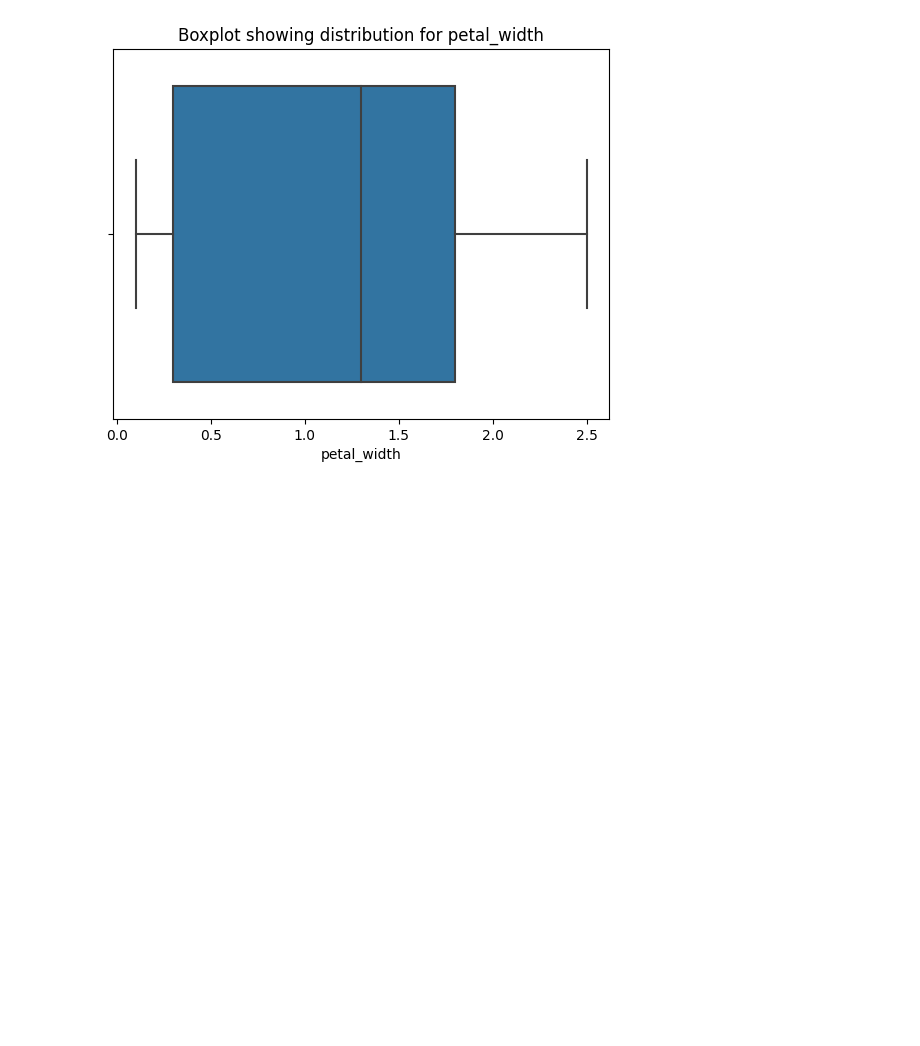
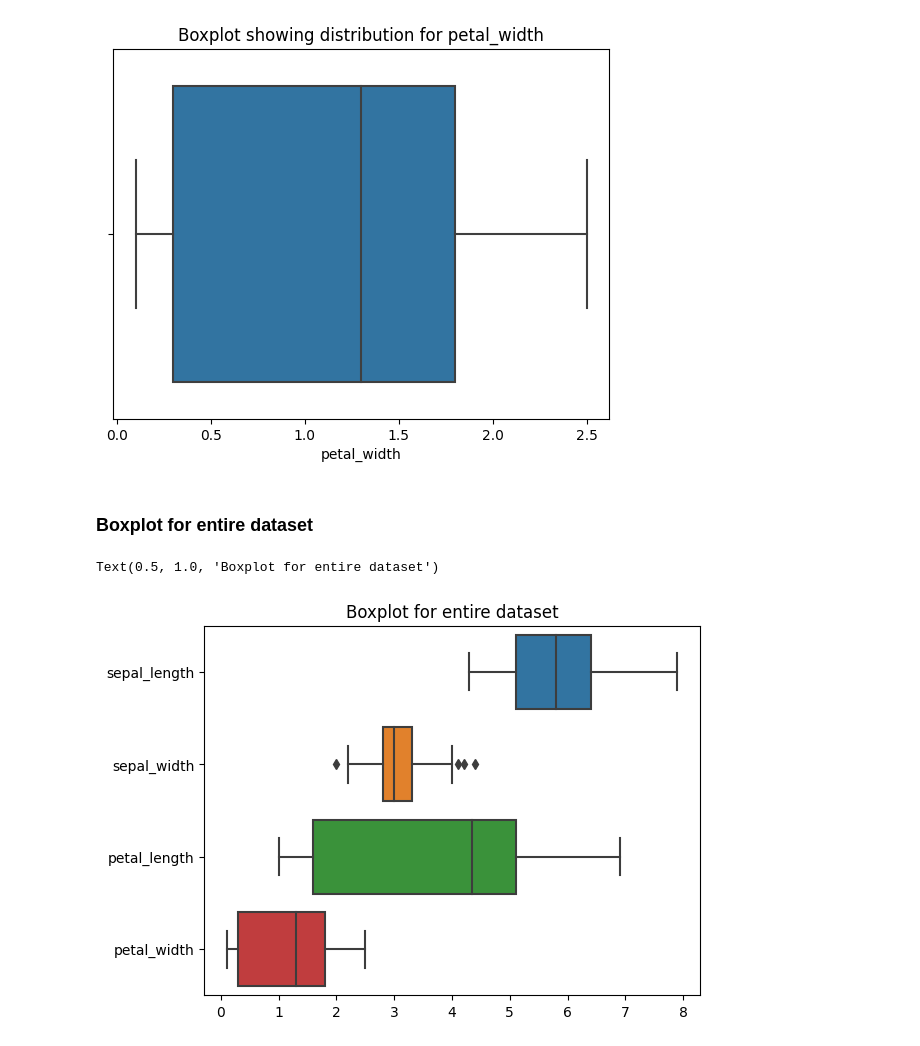
Before and after one commit to NiharSodhaparmar/M-Tech, a Jupyter notebook: Sem 2/ANN and Deep Learning/LABS/LAB 1/Iris Data Visualization.ipynb, the cells around one changed output. Saved outputs shown, nothing was run; the diff lists cells and outputs as text; code cells hidden in the pictures; blank space fills up the shorter version.

```diff
--- a/Sem 2/ANN and Deep Learning/LABS/LAB 1/Iris Data Visualization.ipynb
+++ b/Sem 2/ANN and Deep Learning/LABS/LAB 1/Iris Data Visualization.ipynb
@@ -95,3 +122,11 @@ for i in columns:
 [figure]
 [figure]
 [figure]
+# %% [markdown]
+### Boxplot for entire dataset
+# %%
+sns.boxplot(data= iris_data, orient='h')
+plt.title("Boxplot for entire dataset")
+# %% [output]
+Text(0.5, 1.0, 'Boxplot for entire dataset')
+[figure, added]
```
Also changed, not shown: parts of 8 cells of this notebook, 5 other files.
